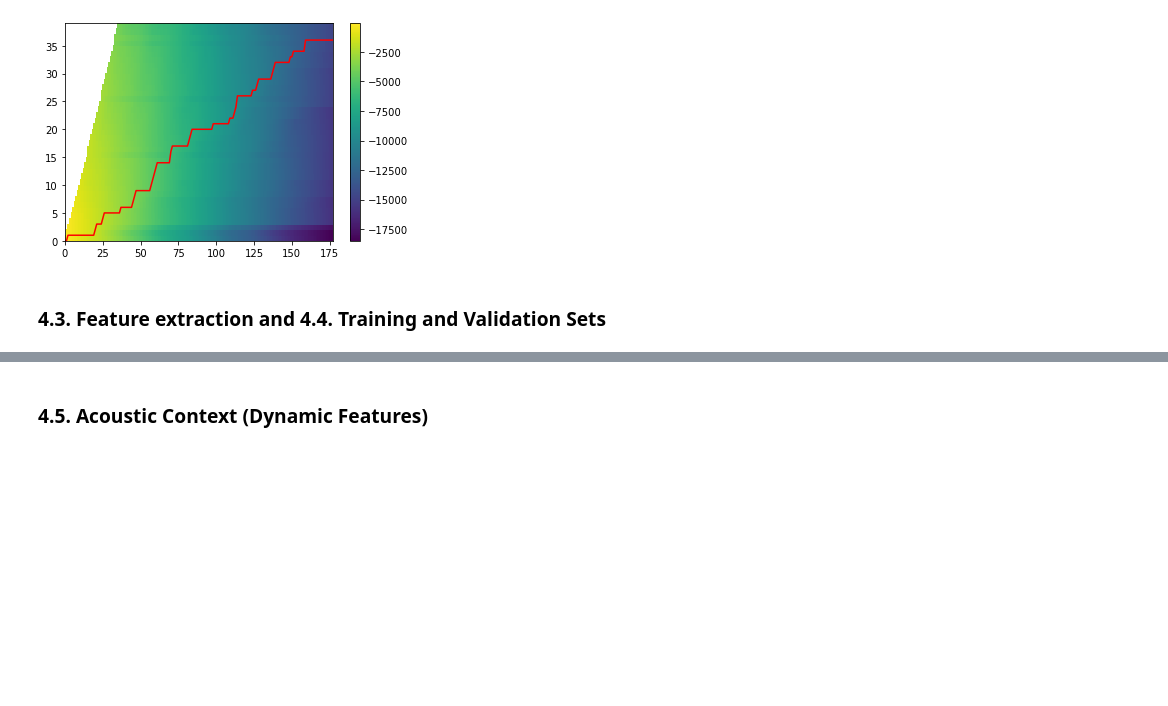
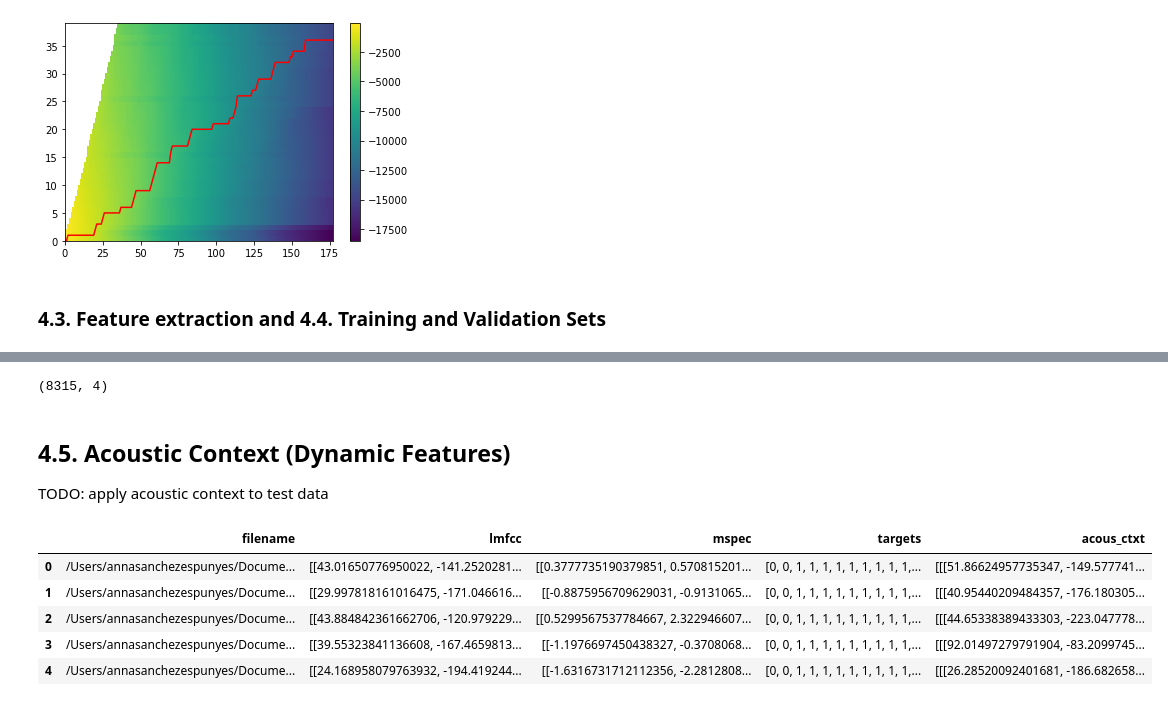
Before and after one commit to KenzaB27/ssr_labs, a Jupyter notebook: lab3/experiments.ipynb, the cells around one changed output, grey strips where cells are left out. Cells and saved outputs as stored; diff of their text form; code cells hidden in the pictures; blank space fills up the shorter version.

```diff
--- a/lab3/experiments.ipynb
+++ b/lab3/experiments.ipynb
@@ -105,0 +158,5 @@ np.savez('data/testdata.npz', testdata)
+# %%
+train_set = np.load('/content/drive/MyDrive/KTH/DT2119/lab3/data/traindata.npz', allow_pickle=True)
+train_set = train_set['arr_0']
+train_df = pd.DataFrame.from_records(train_set).reset_index(drop=True)
+train_df.head(5)
@@ -106,2 +194,7 @@ np.savez('data/testdata.npz', testdata)
+# %%
+test_df.shape
+# %% [output]
+(8315, 4)
 # %% [markdown]
-### 4.5. Acoustic Context (Dynamic Features)
+## 4.5. Acoustic Context (Dynamic Features)
+TODO: apply acoustic context to test data
@@ -109,0 +204,10 @@ np.savez('data/testdata.npz', testdata)
+# %%
+train_df['acous_ctxt'] = train_df.lmfcc.apply(proto.acoustic_context)
+train_df.head(5)
+# %% [output]
+|  | filename | lmfcc | mspec | targets | acous_ctxt |
+| 0 | /Users/annasanchezespunyes/Docume... | [[43.01650776950022, -141.2520281... | [[0.3777735190379851, 0.570815201... | [0, 0, 1, 1, 1, 1, 1, 1, 1, 1, 1,... | [[[51.86624957735347, -149.577741... |
+| 1 | /Users/annasanchezespunyes/Docume... | [[29.997818161016475, -171.046616... | [[-0.8875956709629031, -0.9131065... | [0, 0, 1, 1, 1, 1, 1, 1, 1, 1, 1,... | [[[40.95440209484357, -176.180305... |
+| 2 | /Users/annasanchezespunyes/Docume... | [[43.884842361662706, -120.979229... | [[0.5299567537784667, 2.322946607... | [0, 0, 1, 1, 1, 1, 1, 1, 1, 1, 1,... | [[[44.65338389433303, -223.047778... |
+| 3 | /Users/annasanchezespunyes/Docume... | [[39.55323841136608, -167.4659813... | [[-1.1976697450438327, -0.3708068... | [0, 0, 1, 1, 1, 1, 1, 1, 1, 1, 1,... | [[[92.01497279791904, -83.2099745... |
+| 4 | /Users/annasanchezespunyes/Docume... | [[24.168958079763932, -194.419244... | [[-1.6316731712112356, -2.2812808... | [0, 0, 1, 1, 1, 1, 1, 1, 1, 1, 1,... | [[[26.28520092401681, -186.682658... |
```
Also changed, not shown: parts of 19 cells of this notebook.
